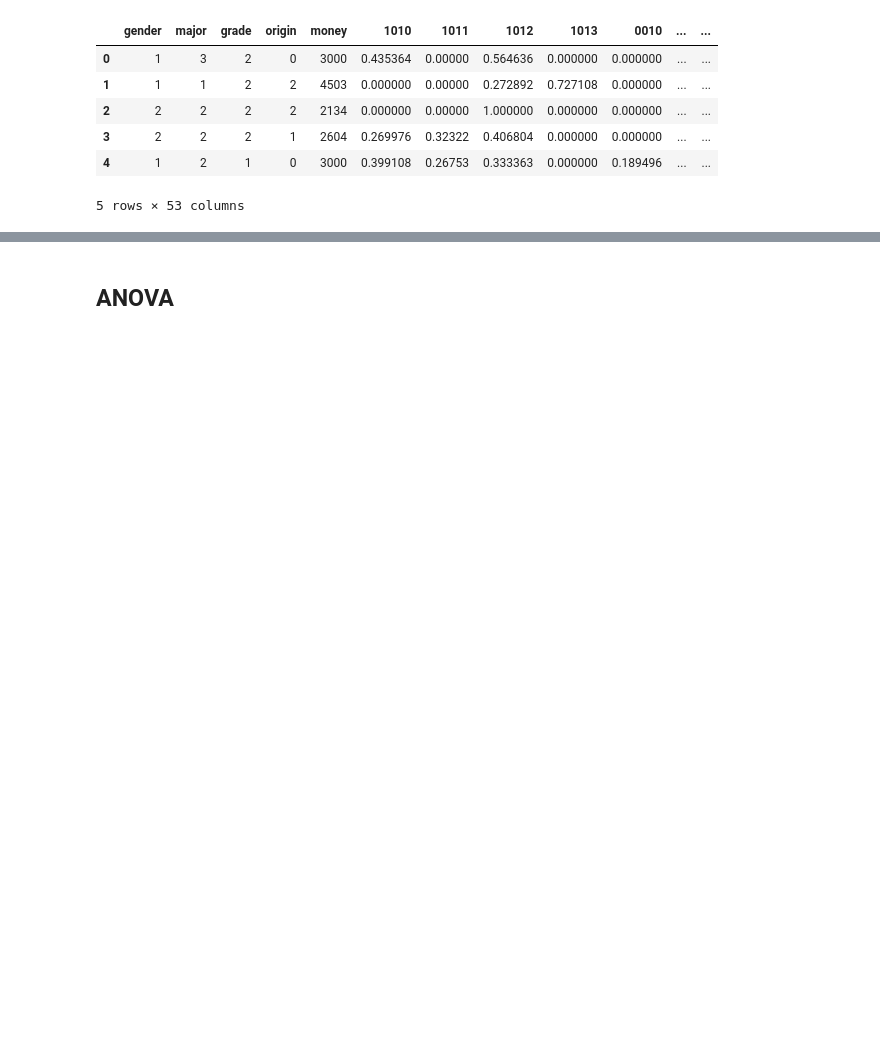
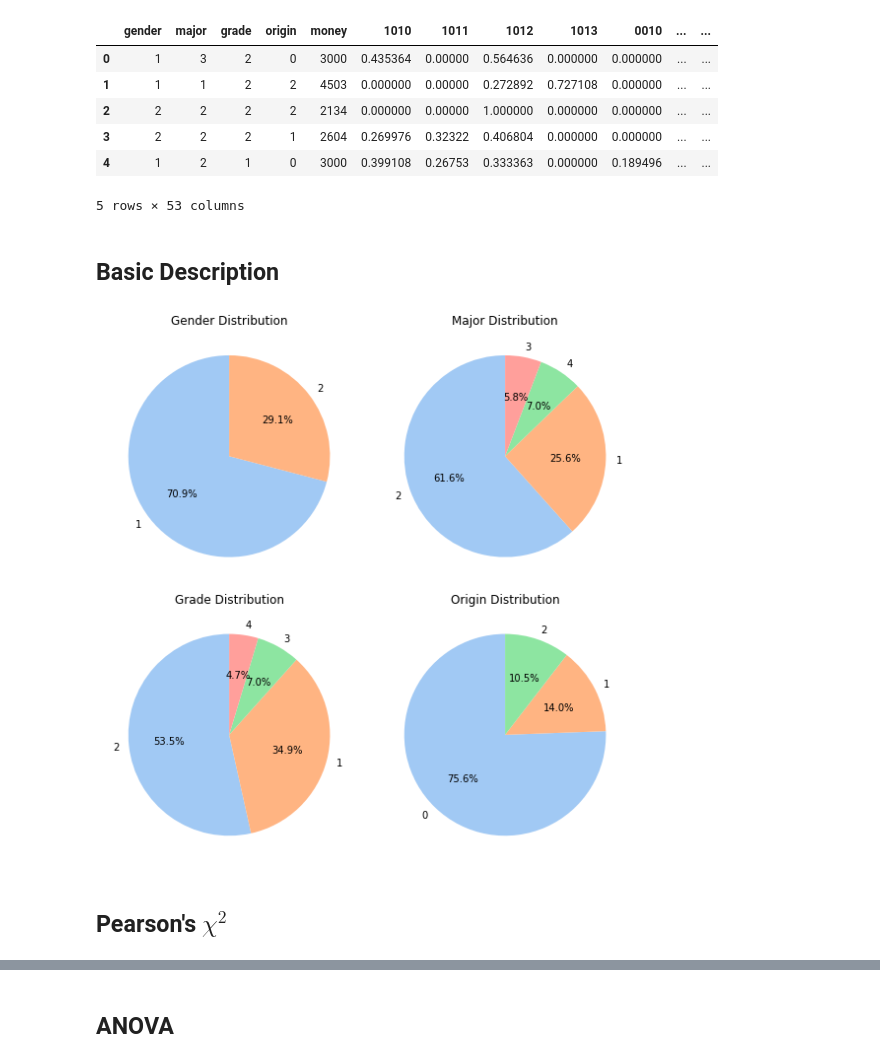
Before and after one commit to Github-1069/Jiaotong-Preference, a Jupyter notebook: Analysis.ipynb, the cells around one changed output, grey strips where cells are left out. Cells and saved outputs as stored; diff of their text form; code cells hidden in the pictures; blank space fills up the shorter version.

```diff
--- a/Analysis.ipynb
+++ b/Analysis.ipynb
@@ -25,3 +23,18 @@ df.head()
 | 3 | 2 | 2 | 2 | 1 | 2604 | 0.269976 | 0.32322 | 0.406804 | 0.000000 | 0.000000 | ... | ... |
 | 4 | 1 | 2 | 1 | 0 | 3000 | 0.399108 | 0.26753 | 0.333363 | 0.000000 | 0.189496 | ... | ... |
 5 rows × 53 columns
+# %% [markdown]
+## Basic Description
+# %%
+# 基本属性的一些饼图
+properties = ['gender', 'major', 'grade', 'origin']
+fig, axes = plt.subplots(2, 2, figsize=(8, 8), facecolor='white')
+for i, col in enumerate(properties):
+    counts = df[col].value_counts()
+    axes[i // 2, i % 2].pie(counts, labels=counts.index, autopct='%1.1f%%', startangle=90, colors=sns.color_palette("pastel"))
+    axes[i // 2, i % 2].set_title(f'{col.capitalize()} Distribution')
+plt.tight_layout()
+# %% [output]
+[figure, added]
+# %% [markdown]
+## Pearson's $\chi^2$
```
Also changed, not shown: parts of 23 cells of this notebook.
